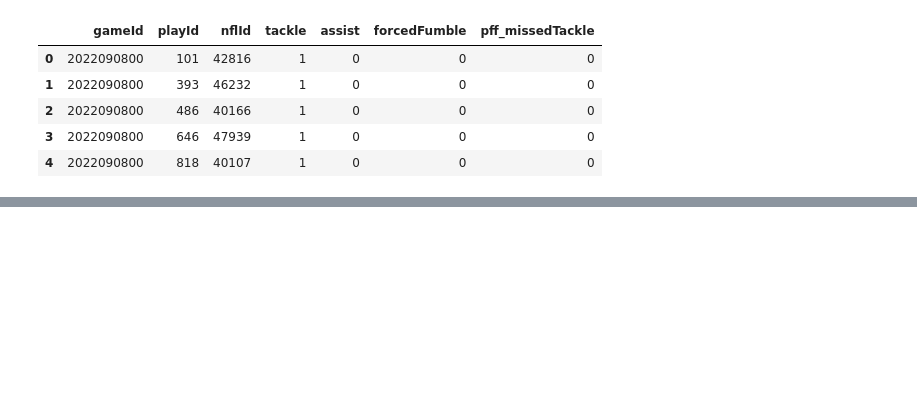
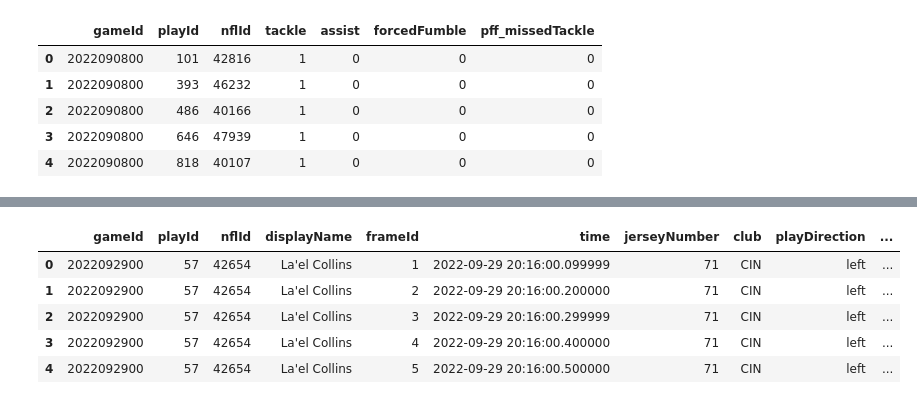
Before and after one commit to ImMaxRoss/Kaggle_NFL_bowl2024, a Jupyter notebook: eda_notebook.ipynb, the cells around one changed output, grey strips where cells are left out. Saved outputs shown, nothing was run; the diff lists cells and outputs as text; code cells hidden in the pictures; blank space fills up the shorter version.

```diff
--- a/eda_notebook.ipynb
+++ b/eda_notebook.ipynb
@@ -82,0 +381,15 @@ df_tracking_1.head()
+# %%
+df_tracking_4 = pd.read_csv("data/tracking_week_4.csv")
+df_tracking_4['nflId'].fillna(10000.0, inplace=True)
+df_tracking_4['nflId'] = df_tracking_4['nflId'].astype(int)
+df_tracking_4['jerseyNumber'].fillna(999.0, inplace=True)
+df_tracking_4['jerseyNumber'] = df_tracking_4['jerseyNumber'].astype(int)
+df_tracking_4.to_csv('data/tracking_4_clean.csv', index=False)
+df_tracking_4.head()
+# %% [output]
+|  | gameId | playId | nflId | displayName | frameId | time | jerseyNumber | club | playDirection | ... |
+| 0 | 2022092900 | 57 | 42654 | La'el Collins | 1 | 2022-09-29 20:16:00.099999 | 71 | CIN | left | ... |
+| 1 | 2022092900 | 57 | 42654 | La'el Collins | 2 | 2022-09-29 20:16:00.200000 | 71 | CIN | left | ... |
+| 2 | 2022092900 | 57 | 42654 | La'el Collins | 3 | 2022-09-29 20:16:00.299999 | 71 | CIN | left | ... |
+| 3 | 2022092900 | 57 | 42654 | La'el Collins | 4 | 2022-09-29 20:16:00.400000 | 71 | CIN | left | ... |
+| 4 | 2022092900 | 57 | 42654 | La'el Collins | 5 | 2022-09-29 20:16:00.500000 | 71 | CIN | left | ... |
```
Also changed, not shown: parts of 37 cells of this notebook, 3 other files.
